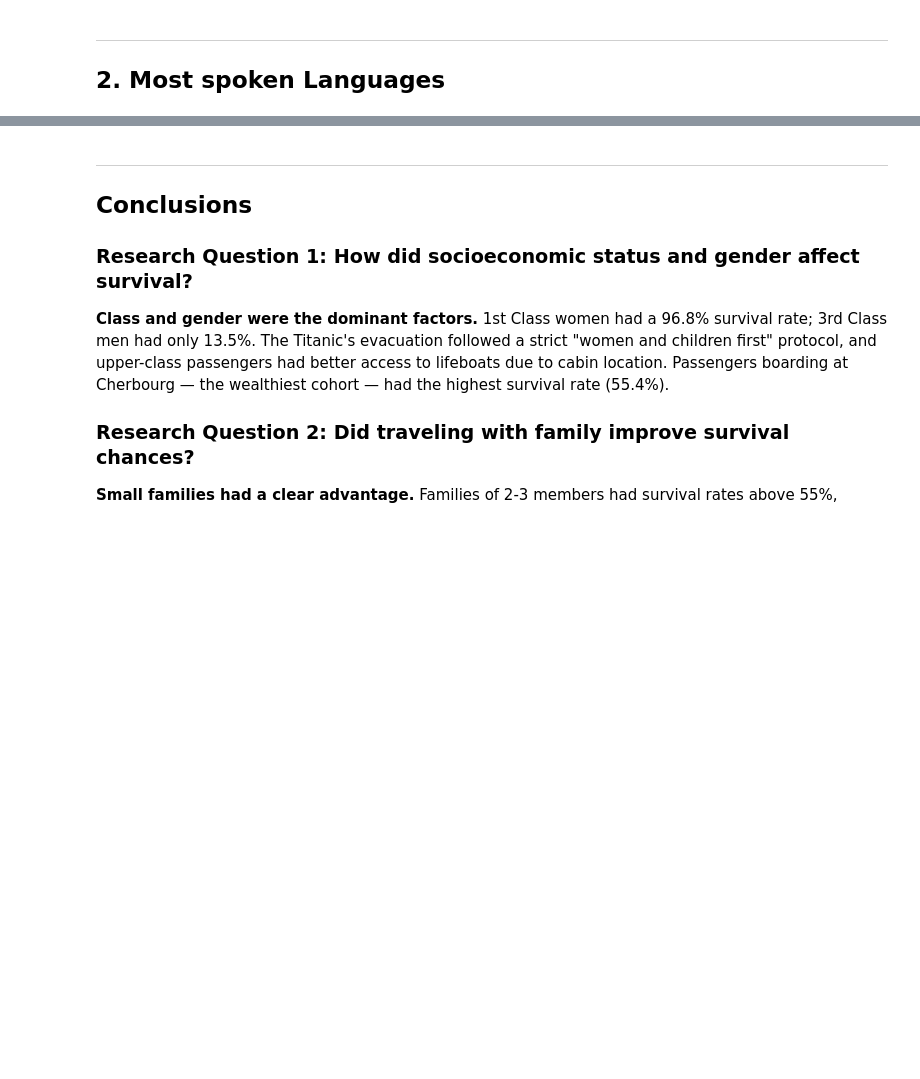
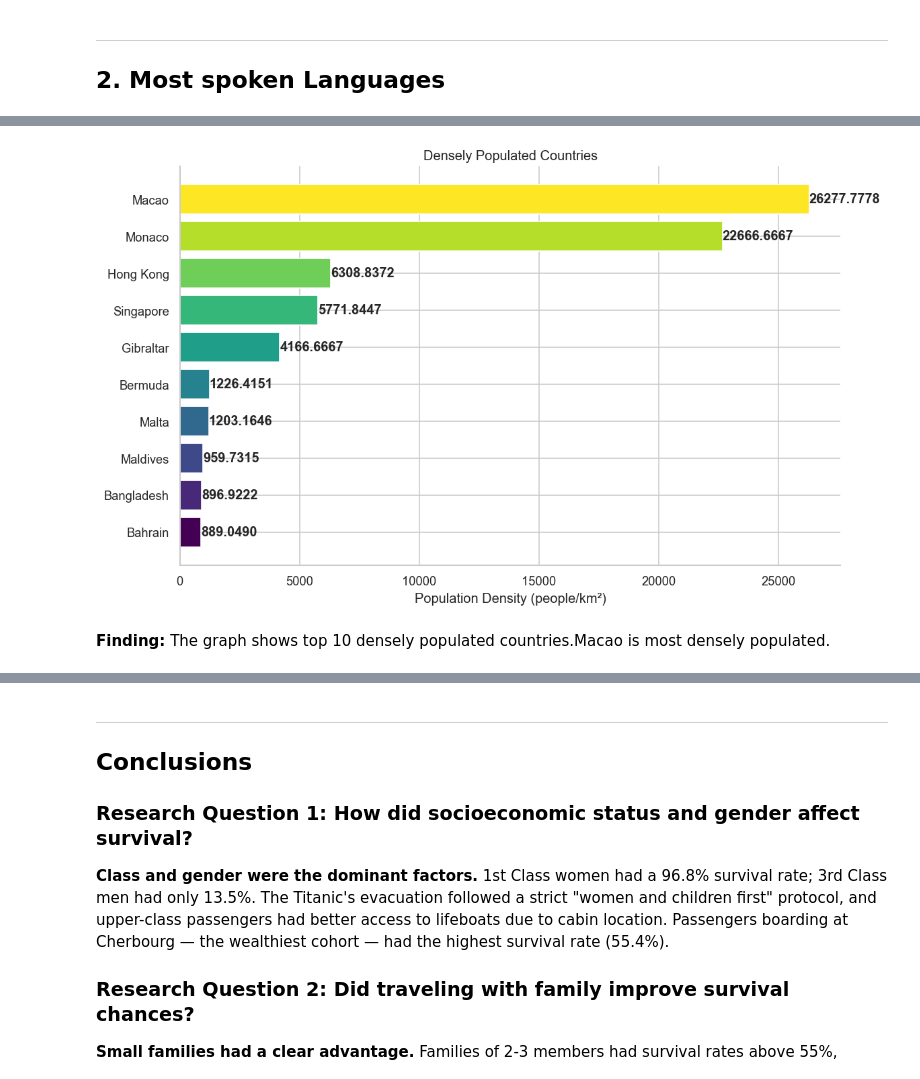
Before and after one commit to radhikaurhekar/Population-Diversity-Study, a Jupyter notebook: data_analysis_graphics.ipynb, the cells around one changed output, grey strips where cells are left out. Drawn from its saved outputs; the diff is of its cells as text; code cells hidden in the pictures; blank space fills up the shorter version.

```diff
--- a/data_analysis_graphics.ipynb
+++ b/data_analysis_graphics.ipynb
@@ -23,6 +24,9 @@ os.chdir("C:/Users/eymem/Documents/GitHub/Population-Diversity-Study")
 # %%
 max_expectancy = pd.read_csv("Results/Max Life Expectancy.csv")
 min_expectancy = pd.read_csv("Results/Min Life Expectancy.csv")
+most_spoken=pd.read_csv("Results/Most spoken languages.csv")
+most_dense=pd.read_csv("Results/Most density.csv")
+least_dense=pd.read_csv("Results/Least density.csv")
 # %% [markdown]
 ---
 ## 1. Life Expectancy
@@ -367,0 +207,43 @@ plt.show()
+# %%
+import matplotlib.pyplot as plt
+import numpy as np
+
+# Sort (Most density at top)
+most_dense = most_dense.sort_values(by="density", ascending=True)
+
+# Colors
+colors = plt.cm.viridis(np.linspace(0, 1, len(most_dense)))
+
+fig, ax = plt.subplots(figsize=(10, 6))
+
+bars = ax.barh(
+    most_dense["country"],
+    most_dense["density"],
+    color=colors
+)
+
+# Labels & Title
+ax.set_xlabel("Population Density (people/km²)")
+ax.set_title("Densely Populated Countries")
+
+# Add value labels
+for bar in bars:
+    width = bar.get_width()
+    ax.text(
+        width,                     # x-position
+        bar.get_y() + bar.get_height()/2,
+        f"{width:.4f}",           # keep decimals
+        va="center",
+        ha="left",
+        fontweight="bold"
+    )
+
+# Clean look
+ax.spines[['top', 'right']].set_visible(False)
+
+plt.tight_layout()
+plt.show()
+# %% [output]
+[figure, added]
+# %% [markdown]
+**Finding:** The graph shows top 10 densely populated countries.Macao is most densely populated.
```
Also changed, not shown: parts of 40 cells of this notebook.
